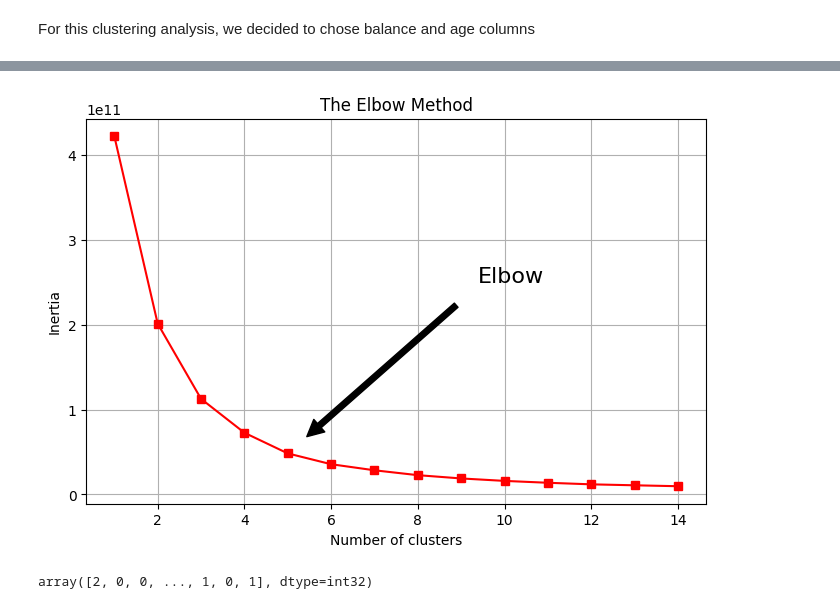
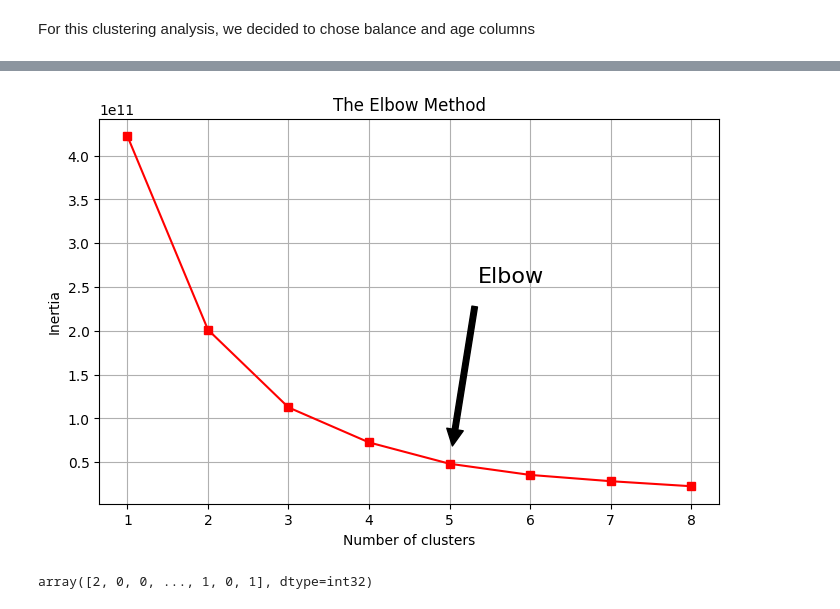
Before and after one commit to thaladikary/ml-assignment-1, a Jupyter notebook: Assignment1.ipynb, the cells around one changed output, grey strips where cells are left out. Cells and saved outputs as stored; diff of their text form; code cells hidden in the pictures.

```diff
--- a/Assignment1.ipynb
+++ b/Assignment1.ipynb
@@ -564,23 +595,23 @@ array([[0.13831642, 0.02907686],
 # %%
-kmeans_per_k = [KMeans(n_clusters=k, n_init=10, random_state=42).fit(X) for k in range(1,15)]
+kmeans_per_k = [KMeans(n_clusters=k, n_init=10, random_state=42).fit(X) for k in range(1,9)]
 inertias = [model.inertia_ for model in kmeans_per_k]
 # %%
 plt.figure(figsize=(8, 5))
-plt.plot(range(1, 15), inertias, "rs-")
+plt.plot(range(1, 9), inertias, "rs-")
 plt.annotate('Elbow',
              xy=(5, inertias[4]),
              xytext=(0.55, 0.55),
              textcoords='figure fraction',
              fontsize=16,
              arrowprops=dict(facecolor='black', shrink=0.1)
             )
 plt.title('The Elbow Method')
 plt.xlabel('Number of clusters')
 plt.ylabel('Inertia')
 plt.grid(True)
 plt.show()
 # %% [output]
-[figure, old version]
+[figure, new version]
 # %%
 kmeans = KMeans(n_clusters=5, n_init=10, random_state=42)
 y_pred = kmeans.fit_predict(X)
```
Also changed, not shown: parts of 29 cells of this notebook.
